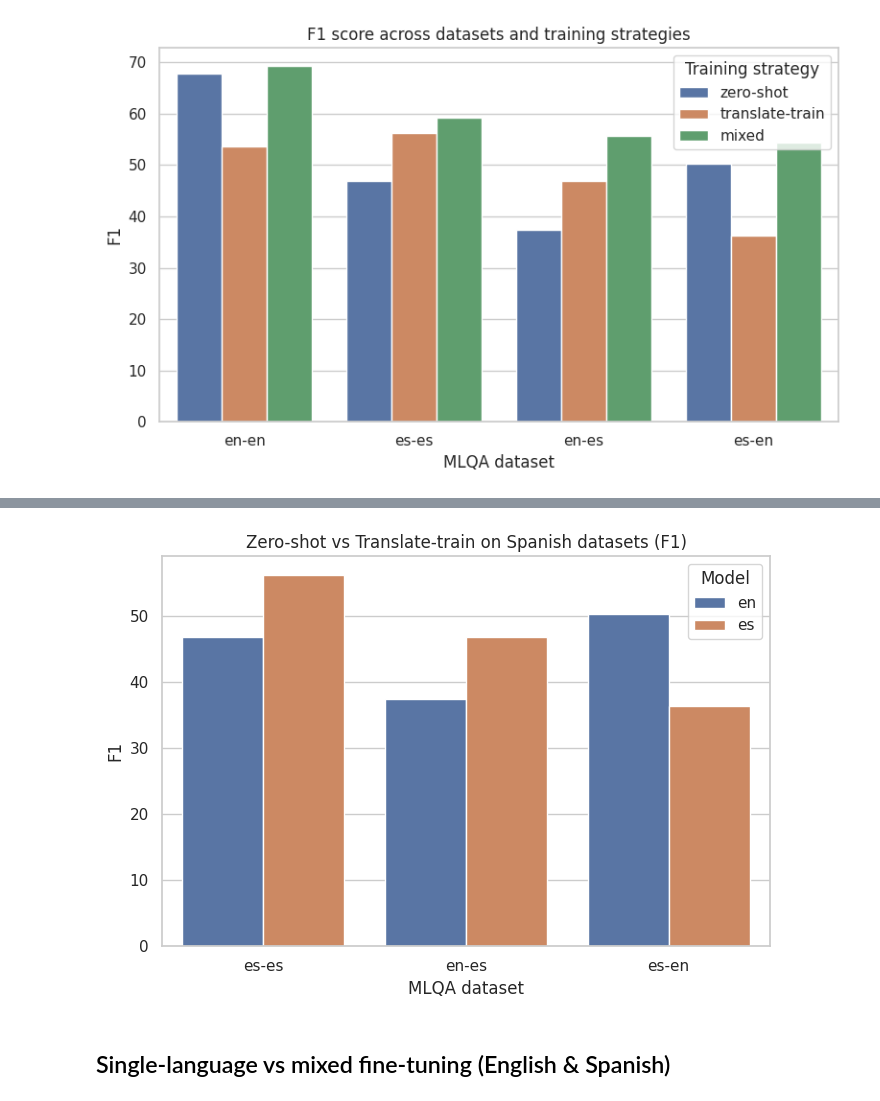
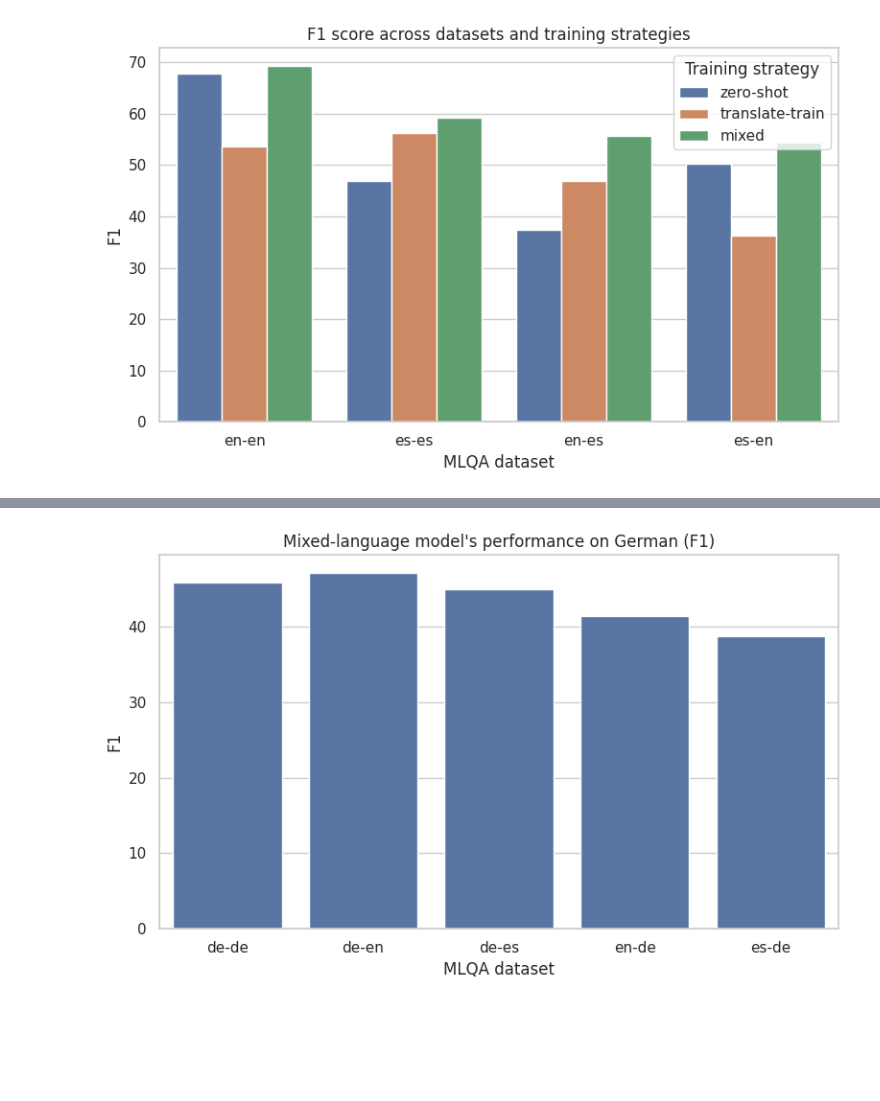
Before and after one commit to iwantsomemarzipan/cross-lingual-extractive-QA, a Jupyter notebook: fine_tuning_and_evaluation.ipynb, the cells around one changed output, grey strips where cells are left out. Drawn from its saved outputs; the diff is of its cells as text; code cells hidden in the pictures; blank space fills up the shorter version.

```diff
--- a/fine_tuning_and_evaluation.ipynb
+++ b/fine_tuning_and_evaluation.ipynb
@@ -1115,20 +1150,16 @@ plt.show()
 # %%
-plt.figure(figsize=(7, 5))
+plt.figure(figsize=(8, 5))
 
 sns.barplot(
-    data=df_es_compare,
+    data=df_results_de,
     x="dataset",
     y="F1",
-    hue="model",
 )
 
-plt.title("Zero-shot vs Translate-train on Spanish datasets (F1)")
+plt.title("Mixed-language model's performance on German (F1)")
 plt.ylabel("F1")
 plt.xlabel("MLQA dataset")
-plt.legend(title="Model")
 plt.tight_layout()
 plt.show()
 # %% [output]
-[figure, old version]
+[figure, new version]
-# %% [markdown]
-## Single-language vs mixed fine-tuning (English & Spanish)
```
Also changed, not shown: parts of 28 cells of this notebook.
